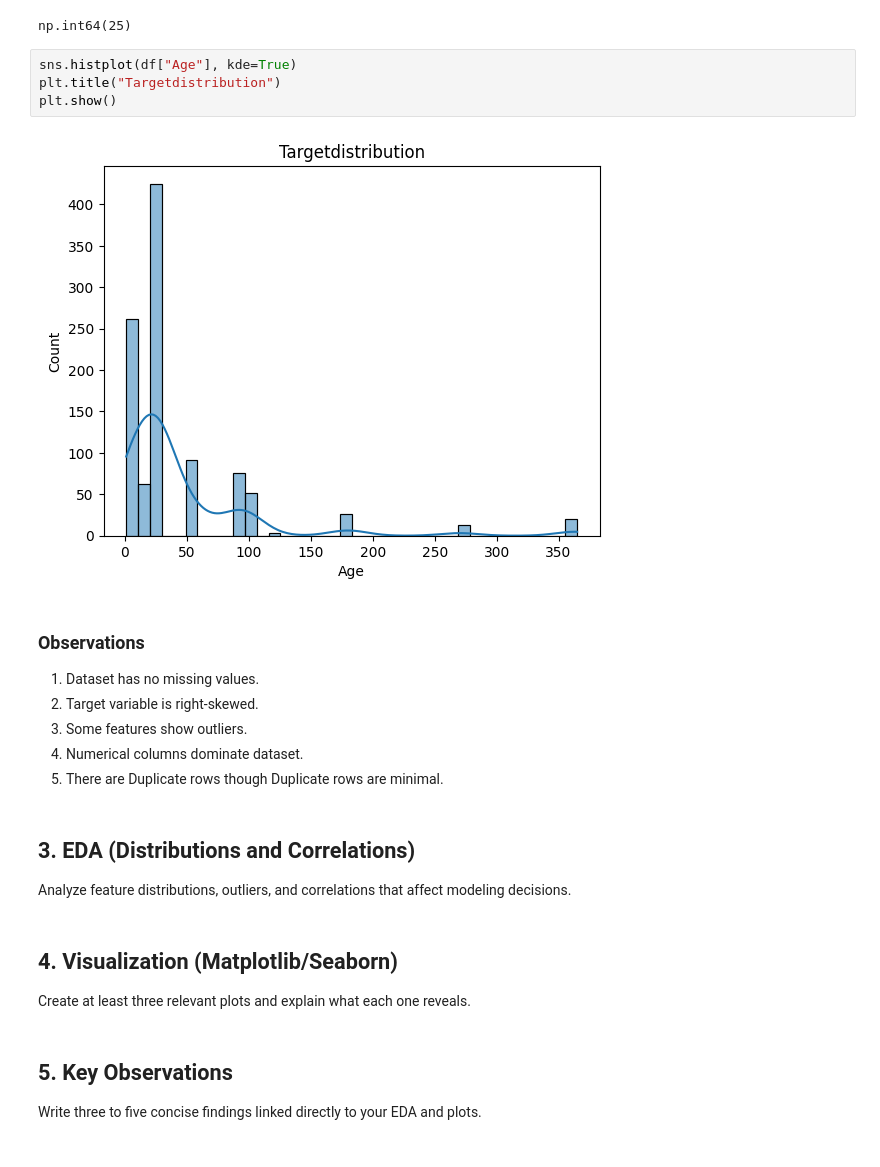
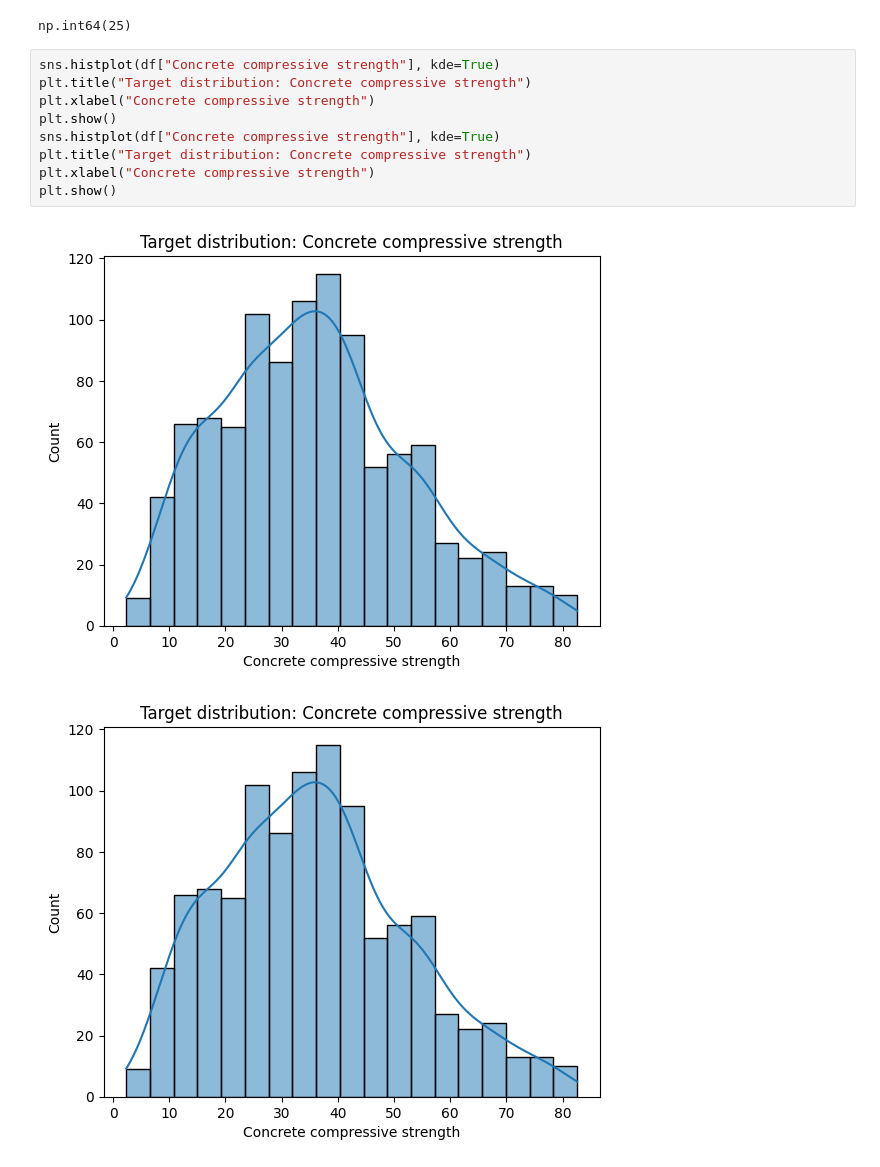
Before and after one commit to ompatil1947/Linear-Regression, a Jupyter notebook: exploration/exploration.ipynb, the cells around one changed output. Cells and saved outputs as stored; diff of their text form.

```diff
--- a/exploration/exploration.ipynb
+++ b/exploration/exploration.ipynb
@@ -64,25 +61,14 @@ df.duplicated().sum()
 # %% [output]
 np.int64(25)
 # %%
-sns.histplot(df["Age"], kde=True)
-plt.title("Targetdistribution")
+sns.histplot(df["Concrete compressive strength"], kde=True)
+plt.title("Target distribution: Concrete compressive strength")
+plt.xlabel("Concrete compressive strength")
 plt.show()
+sns.histplot(df["Concrete compressive strength"], kde=True)
+plt.title("Target distribution: Concrete compressive strength")
+plt.xlabel("Concrete compressive strength")
+plt.show()
 # %% [output]
-[figure, old version]
+[figure, new version]
+[figure, added]
-# %% [markdown]
-### Observations
-
-1. Dataset has no missing values.
-2. Target variable is right-skewed.
-3. Some features show outliers.
-4. Numerical columns dominate dataset.
-5. There are Duplicate rows though Duplicate rows are minimal.
-# %% [markdown]
-## 3. EDA (Distributions and Correlations)
-Analyze feature distributions, outliers, and correlations that affect modeling decisions.
-# %% [markdown]
-## 4. Visualization (Matplotlib/Seaborn)
-Create at least three relevant plots and explain what each one reveals.
-# %% [markdown]
-## 5. Key Observations
-Write three to five concise findings linked directly to your EDA and plots.
```
Also changed, not shown: parts of 4 cells of this notebook.
